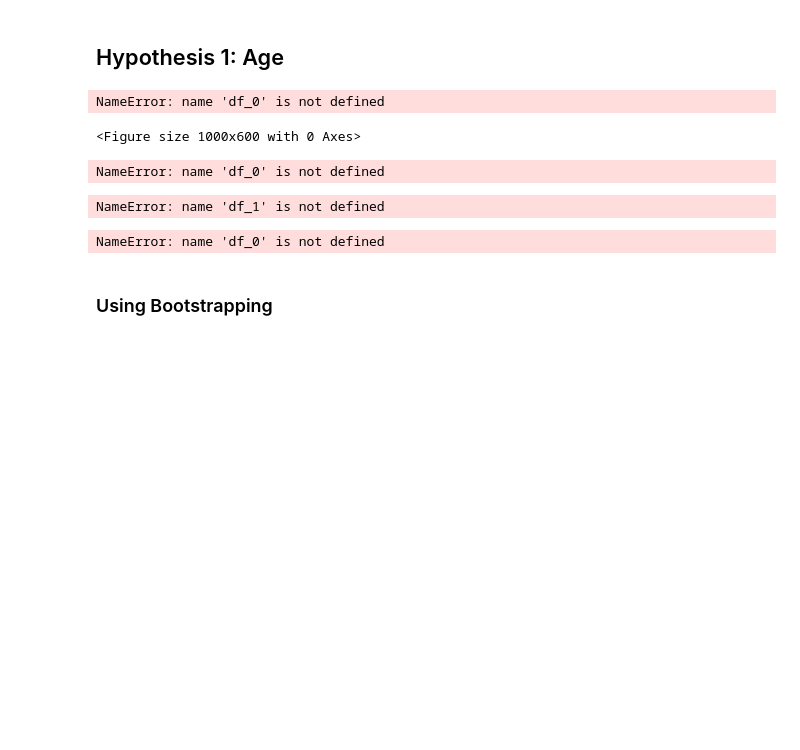
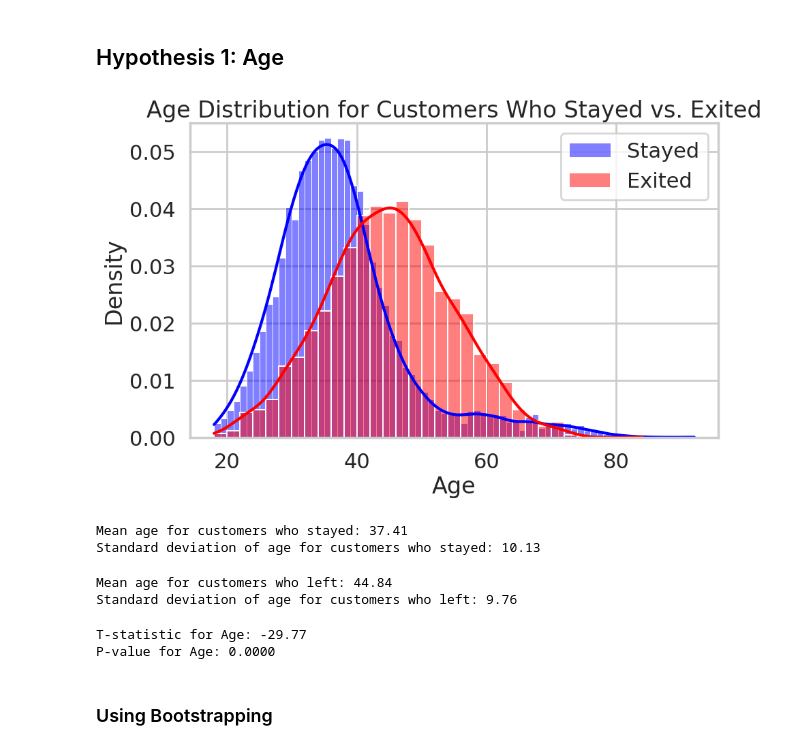
Before and after one commit to mousadjara01ouatt-sys/DI_Bootcamp, a Jupyter notebook: week4/DAY4/Dailychallenge/DailyChallenge_StatforML.ipynb, the cells around one changed output. Drawn from its saved outputs; the diff is of its cells as text; code cells hidden in the pictures; blank space fills up the shorter version.

```diff
--- a/week4/DAY4/Dailychallenge/DailyChallenge_StatforML.ipynb
+++ b/week4/DAY4/Dailychallenge/DailyChallenge_StatforML.ipynb
@@ -63,45 +61,41 @@ df_1 = df[df['Exited'] == 1]
 # %% [markdown]
 ## Hypothesis 1: Age
 # %%
-import matplotlib.pyplot as plt
-import seaborn as sns
-
-## TODO: Plot the age distribution for customers who stayed with the bank and those who left using seaborn, with different colors for each group and a legend.
 plt.figure(figsize=(10, 6))
-sns.histplot(df_0['Age'], color='blue', label='Stayed', kde=True)
-sns.histplot(df_1['Age'], color='red', label='Left', kde=True)
-plt.title('Age Distribution of Customers Who Stayed vs. Left the Bank')
+sns.histplot(df_0['Age'], color='blue', label='Stayed', kde=True, stat='density', alpha=0.5)
+sns.histplot(df_1['Age'], color='red', label='Exited', kde=True, stat='density', alpha=0.5)
+plt.title('Age Distribution for Customers Who Stayed vs. Exited')
 plt.xlabel('Age')
-plt.ylabel('Frequency')
+plt.ylabel('Density')
 plt.legend()
 plt.show()
 # %% [output]
-NameError: name 'df_0' is not defined
-<Figure size 1000x600 with 0 Axes>
+[figure, added]
 # %%
-## TODO: Calculate the mean and standard deviation of the age for customers who stayed with the bank.
-age_stayed_mean = df_0['Age'].mean()
-age_stayed_std = df_0['Age'].std()
-print(f"Mean age (stayed): {age_stayed_mean:.2f}")
-print(f"Standard deviation age (stayed): {age_stayed_std:.2f}")
+mean_age_df0 = df_0['Age'].mean()
+std_age_df0 = df_0['Age'].std()
+print(f"Mean age for customers who stayed: {mean_age_df0:.2f}")
+print(f"Standard deviation of age for customers who stayed: {std_age_df0:.2f}")
 # %% [output]
-NameError: name 'df_0' is not defined
+Mean age for customers who stayed: 37.41
+Standard deviation of age for customers who stayed: 10.13
 # %%
-## TODO: Calculate the mean and standard deviation of the age for customers who left the bank.
-age_left_mean = df_1['Age'].mean()
-age_left_std = df_1['Age'].std()
-print(f"Mean age (left): {age_left_mean:.2f}")
-print(f"Standard deviation age (left): {age_left_std:.2f}")
+mean_age_df1 = df_1['Age'].mean()
+std_age_df1 = df_1['Age'].std()
+print(f"Mean age for customers who left: {mean_age_df1:.2f}")
+print(f"Standard deviation of age for customers who left: {std_age_df1:.2f}")
 # %% [output]
-NameError: name 'df_1' is not defined
+Mean age for customers who left: 44.84
+Standard deviation of age for customers who left: 9.76
 # %%
-## TODO: Perform a t-test to compare the ages of customers who stayed and left the bank.
 from scipy import stats
 
-t_stat, p_value = stats.ttest_ind(df_0['Age'], df_1['Age'])
-print(f"T-statistic: {t_stat:.2f}")
-print(f"P-value: {p_value:.3f}")
+t_statistic_age, p_value_age = stats.ttest_ind(df_0['Age'], df_1['Age'])
+
+print(f"T-statistic for Age: {t_statistic_age:.2f}")
+print(f"P-value for Age: {p_value_age:.4f}")
 # %% [output]
-NameError: name 'df_0' is not defined
+T-statistic for Age: -29.77
+P-value for Age: 0.0000
 # %% [markdown]
 ### Using Bootstrapping
```
Also changed, not shown: parts of 44 cells of this notebook, 1 other file.
